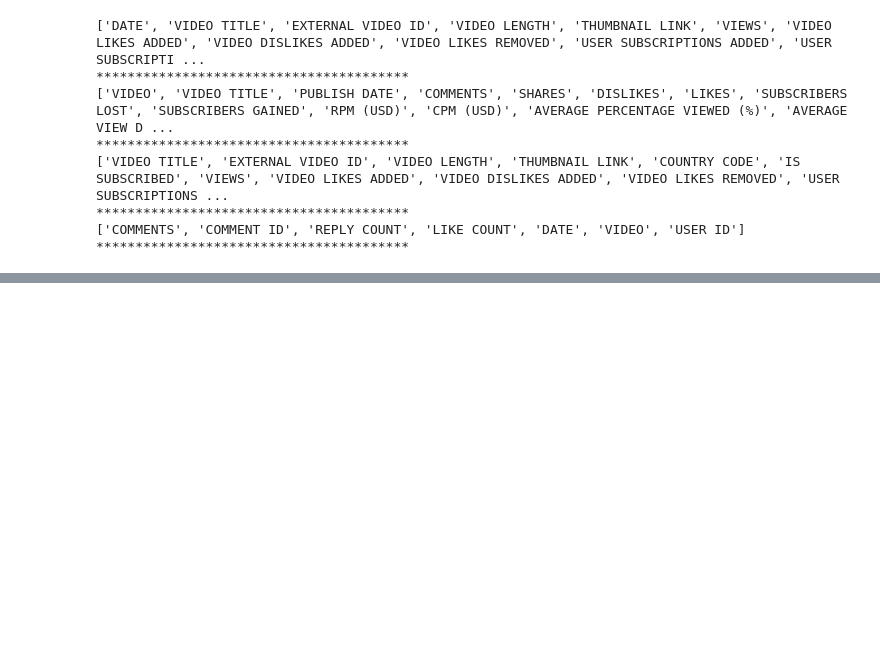
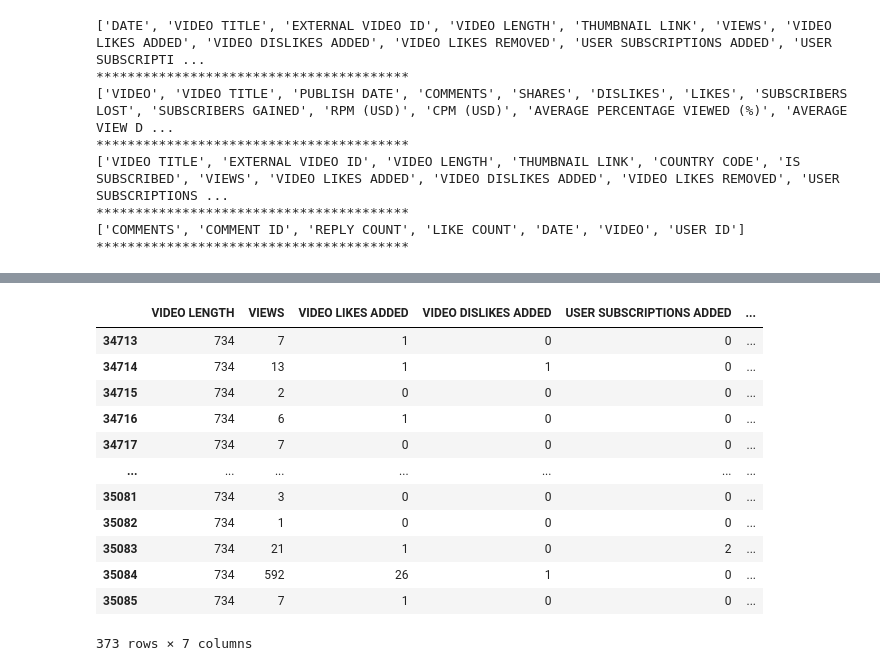
Before and after one commit to andazi/goal-data-science, a Jupyter notebook: deployed apps/project 2/youtube dashbord.ipynb, the cells around one changed output, grey strips where cells are left out. Saved outputs shown, nothing was run; the diff lists cells and outputs as text; code cells hidden in the pictures; blank space fills up the shorter version.

```diff
--- a/deployed apps/project 2/youtube dashbord.ipynb
+++ b/deployed apps/project 2/youtube dashbord.ipynb
@@ -82,6 +85,6 @@ for i in [df_vid, df_agg, df_agg_sub, df_time]:
 ['COMMENTS', 'COMMENT ID', 'REPLY COUNT', 'LIKE COUNT', 'DATE', 'VIDEO', 'USER ID']
 ****************************************
 # %%
-df_merge1 = pd.merge(left=df_vid.loc[:['VIDEO TITLE', 'EXTERNAL VIDEO ID', 'VIEWS', 'VIDEO LENGTH']], right=df_agg_sub, how='inner', on='EXTERNAL VIDEO ID')
+df_merge1 = pd.merge(left=df_agg_sub.loc[:,['VIDEO TITLE', 'EXTERNAL VIDEO ID']], right=df_agg, how='inner')
 df_merge1.head(1)
 # %% [output]
@@ -92,0 +106,3 @@ ValueError: You are trying to merge on datetime64[ns] and datetime64[ns, UTC] co
+# %%
+df_merge2 = pd.merge(left=df_com, right=df_merge1.loc[:,['VIDEO TITLE','VIDEO', 'PUBLISH DATE', 'SHARES', 'DISLIKES', 'LIKES','SUBSCRIBERS']], how='inner')
+df_merge2.head(1)
@@ -92,0 +145,5 @@ ValueError: You are trying to merge on datetime64[ns] and datetime64[ns, UTC] co
+# %%
+selected_vid = df_merge2['VIDEO TITLE'][9]
+# %%
+filtered_agg_sub = df_agg_sub[df_agg_sub['VIDEO TITLE'] == selected_vid]
+filtered_agg_sub.shape
@@ -92,0 +164,27 @@ ValueError: You are trying to merge on datetime64[ns] and datetime64[ns, UTC] co
+# %%
+ind_col = filtered_agg_sub.loc[:,[
+        'VIDEO LENGTH',
+        'VIEWS',
+        'VIDEO LIKES ADDED',
+        'VIDEO DISLIKES ADDED',
+        'USER SUBSCRIPTIONS ADDED',
+        'AVERAGE WATCH TIME',
+        'USER COMMENTS ADDED']
+    ]
+
+
+ind_col
+# %% [output]
+|  | VIDEO LENGTH | VIEWS | VIDEO LIKES ADDED | VIDEO DISLIKES ADDED | USER SUBSCRIPTIONS ADDED | ... |
+| 34713 | 734 | 7 | 1 | 0 | 0 | ... |
+| 34714 | 734 | 13 | 1 | 1 | 0 | ... |
+| 34715 | 734 | 2 | 0 | 0 | 0 | ... |
+| 34716 | 734 | 6 | 1 | 0 | 0 | ... |
+| 34717 | 734 | 7 | 0 | 0 | 0 | ... |
+| ... | ... | ... | ... | ... | ... | ... |
+| 35081 | 734 | 3 | 0 | 0 | 0 | ... |
+| 35082 | 734 | 1 | 0 | 0 | 0 | ... |
+| 35083 | 734 | 21 | 1 | 0 | 2 | ... |
+| 35084 | 734 | 592 | 26 | 1 | 0 | ... |
+| 35085 | 734 | 7 | 1 | 0 | 0 | ... |
+373 rows × 7 columns
```
Also changed, not shown: parts of 23 cells of this notebook, 2 other files.
